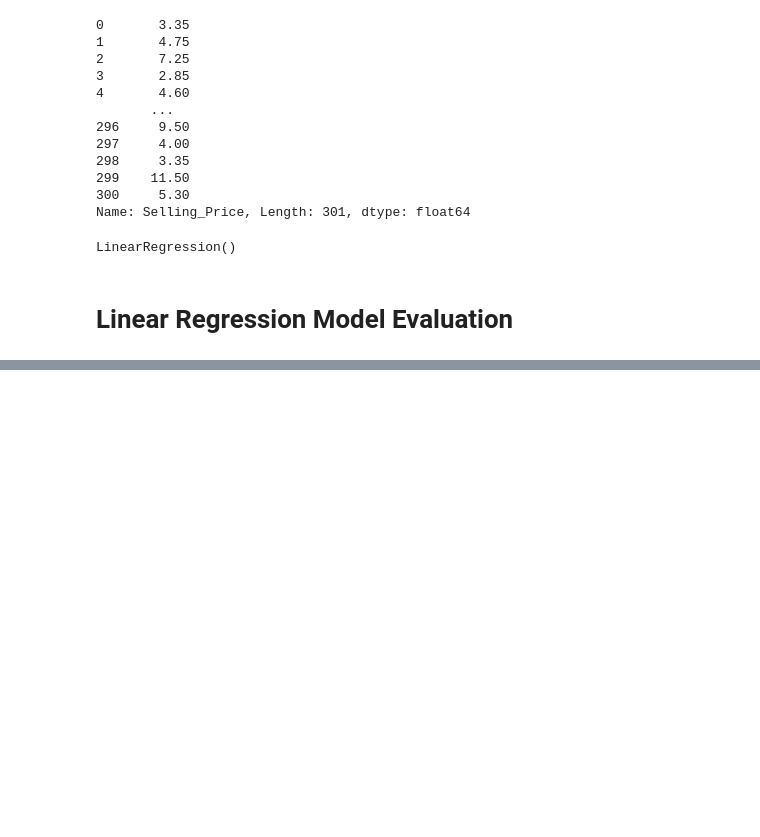
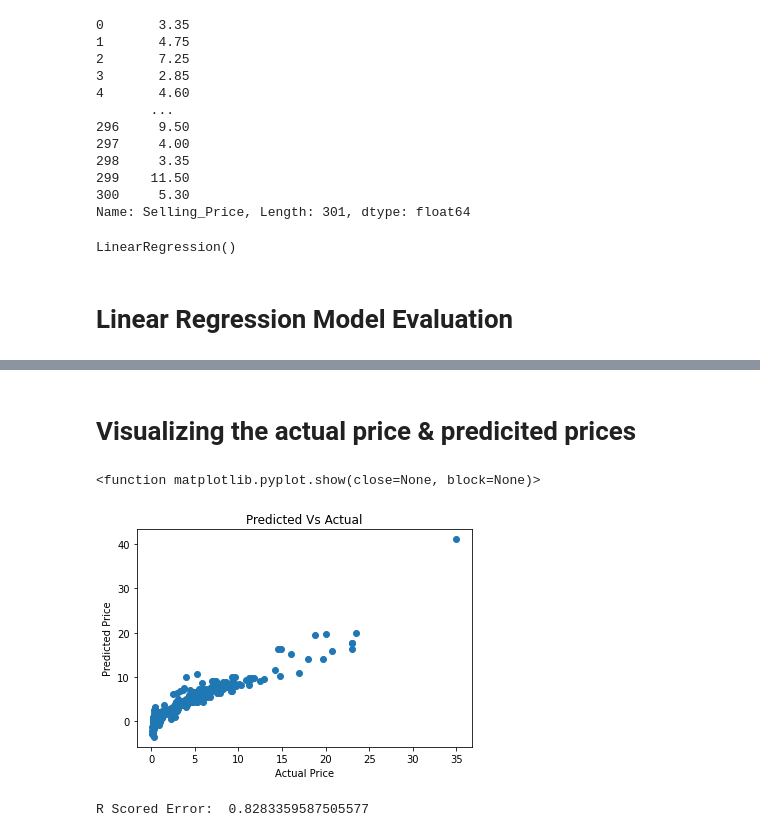
Before and after one commit to sufyanmun/PortfolioProjects, a Jupyter notebook: car_price_prediction.ipynb, the cells around one changed output, grey strips where cells are left out. Saved outputs shown, nothing was run; the diff lists cells and outputs as text; code cells hidden in the pictures; blank space fills up the shorter version.

Commit message:
Kaggle Notebook | Car Price Prediction  | Version 14

```diff
--- a/car_price_prediction.ipynb
+++ b/car_price_prediction.ipynb
@@ -150,0 +151,11 @@ R Scored Error:  0.8783372881729601
+# %% [markdown]
+# Visualizing the actual price & predicited prices
+# %%
+plt.scatter(Y_train, training_data_prediction)
+plt.xlabel("Actual Price")
+plt.ylabel("Predicted Price")
+plt.title("Predicted Vs Actual")
+plt.show
+# %% [output]
+<function matplotlib.pyplot.show(close=None, block=None)>
+[figure, added]
@@ -150,0 +165,6 @@ R Scored Error:  0.8783372881729601
+# %%
+# R Squared Error of predictions on Test Data
+error_score = metrics.r2_score(Y_test, test_data_prediction)
+print("R Scored Error: ", error_score)
+# %% [output]
+R Scored Error:  0.8283359587505577
```
Also changed, not shown: parts of 3 cells of this notebook.
